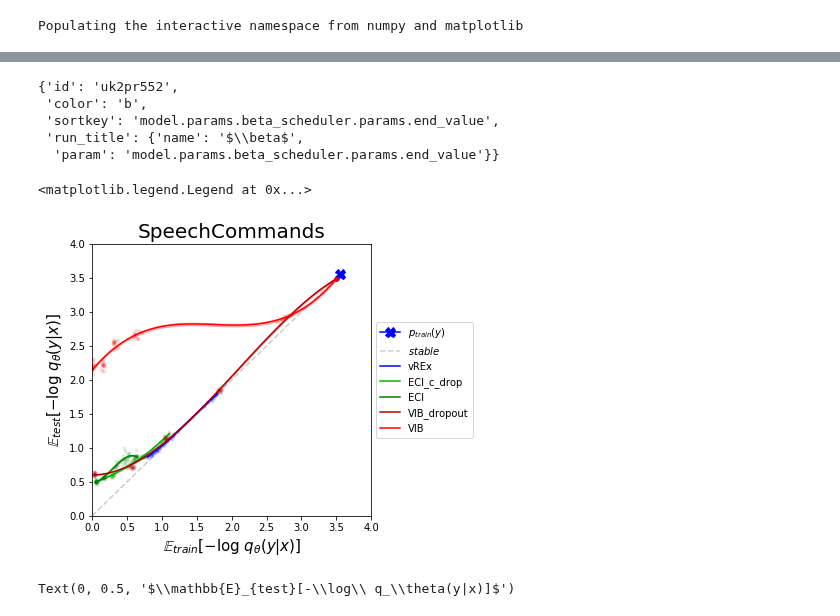
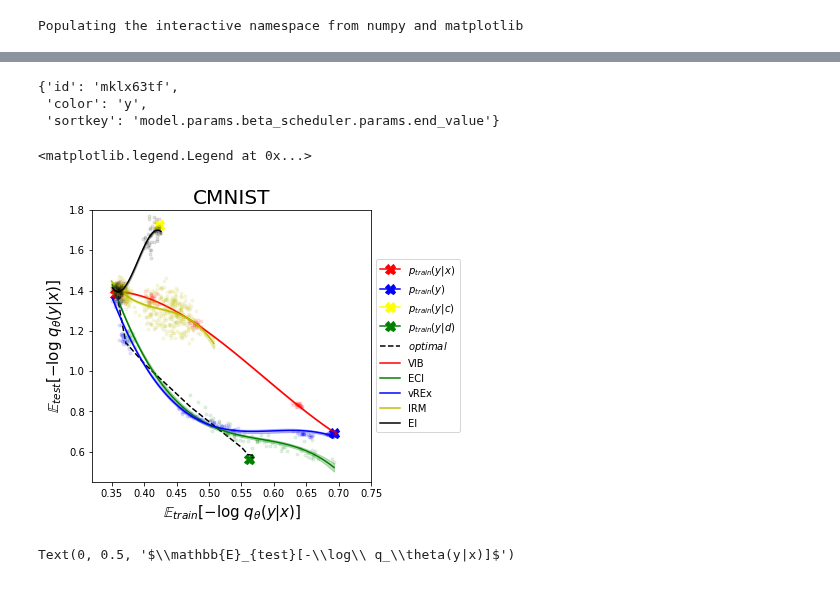
Before and after one commit to mfederici/JADE, a Jupyter notebook: results.ipynb, the cells around one changed output, grey strips where cells are left out. Saved outputs shown, nothing was run; the diff lists cells and outputs as text; code cells hidden in the pictures.

Commit message:
CMNIST v3 addition, dataset CMNIST dataset refactoring

```diff
--- a/results.ipynb
+++ b/results.ipynb
@@ -31,7 +31,7 @@ sweeps = {
         'VIB':{'id':'xsebr6xx', 'color':'r', 'sortkey':'model.params.beta_scheduler.params.end_value'},
         'ECI':{'id':'k11d1uqn', 'color':'g', 'sortkey':'model.params.beta_scheduler.params.end_value'},
         'vREx':{'id':'21lfmvkn', 'color':'b','sortkey':'model.params.beta_scheduler.params.end_value'},
-        'IRM':{'id':'zvx17vf0', 'color':'y', 'sortkey':'model.params.beta_scheduler.params.end_value'},
+        'IRM':{'id':'mklx63tf', 'color':'y', 'sortkey':'model.params.beta_scheduler.params.end_value'},
         'EI':{'id':'ww2drts5', 'color':'k', 'sortkey':'model.params.beta_scheduler.params.end_value'}
     },
     'CMNIST_v2':{
@@ -381,11 +381,9 @@ for j,run in enumerate(tqdm(runs)):
 # %%
 sweeps[dataset][model]
 # %% [output]
-{'id': 'uk2pr552',
- 'color': 'b',
- 'sortkey': 'model.params.beta_scheduler.params.end_value',
- 'run_title': {'name': '$\\beta$',
-  'param': 'model.params.beta_scheduler.params.end_value'}}
+{'id': 'mklx63tf',
+ 'color': 'y',
+ 'sortkey': 'model.params.beta_scheduler.params.end_value'}
 # %%
 
 
@@ -444,39 +442,39 @@ def plot_sweep_result(runs, get_last_run_data, sortkey, ax, uncertainty_alpha=0.
 consider_last = 5000
 
 
-datasets = ['CMNIST', 'CMNIST_v2']
-datasets = ['SpeechCommands']
+datasets = ['CMNIST']#, 'CMNIST_v2']
+#datasets = ['SpeechCommands']
 
 f, ax = plt.subplots(1,len(datasets),figsize=(5*len(datasets),5))
 if len(datasets)==1:
     ax=[ax]
 
 for i, dataset in enumerate(tqdm(datasets)):
     decorate_plot(t_results[dataset], ax[i])
 
 
     for sweep_name, sweep_data in tqdm(sweeps[dataset].items()):
         sweep = api.sweep('causal-mib/%s' % sweep_data['id'])
 
         select = None
         if 'select' in sweeps[dataset][sweep_name]:
             select = sweeps[dataset][sweep_name]['select']
             runs = [run for run in sweep.runs if run.config[select['name']] == select['value']]
         else:
             runs = sweep.runs
 
         plot_sweep_result(runs, process_run[dataset]['get_last'],
                           sortkey=sweep_data['sortkey'], ax=ax[i],
 
                           color=sweep_data['color'],
                           label=sweep_name, consider_last=consider_last)
 
 
     ax[i].set_title(dataset, size=20)
 ax[-1].legend(loc='center left', bbox_to_anchor=(1, 0.5))
 # %% [output]
 <matplotlib.legend.Legend at 0x...>
-[figure, old version]
+[figure, new version]
 # %%
 f, ax = plt.subplots(1,1)
 
```
Also changed, not shown: parts of 1 cell of this notebook, 16 other files.
